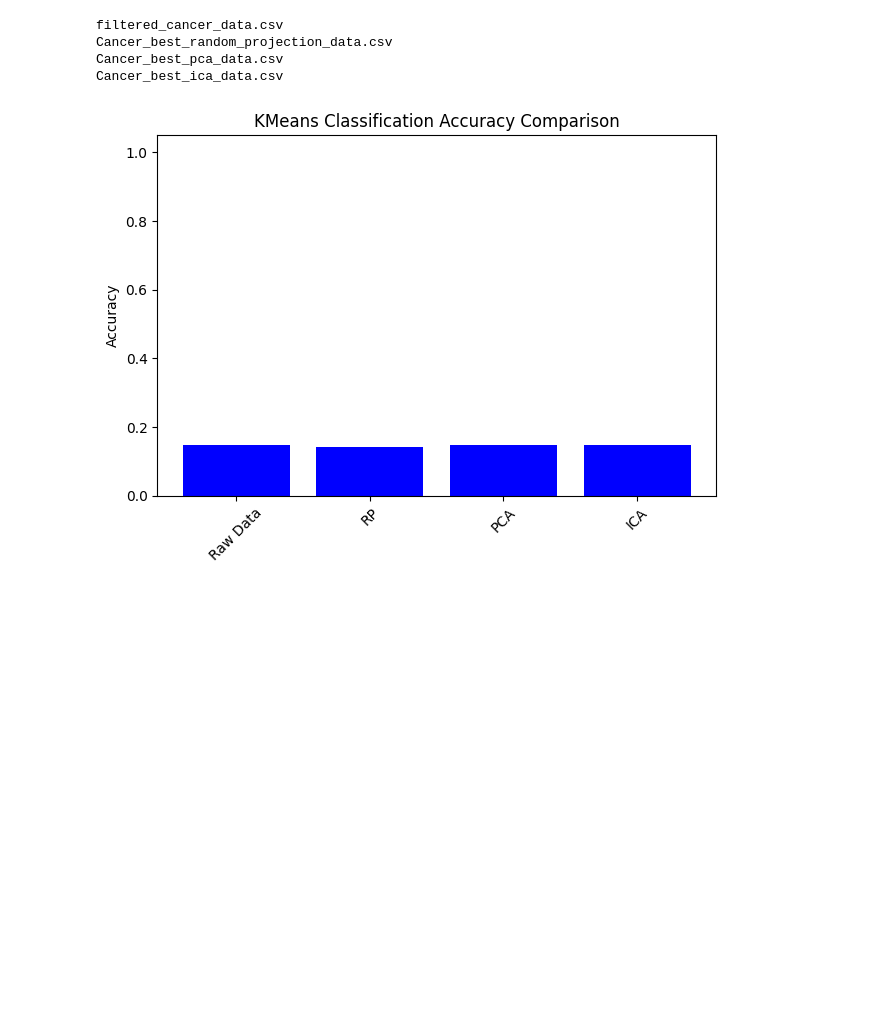
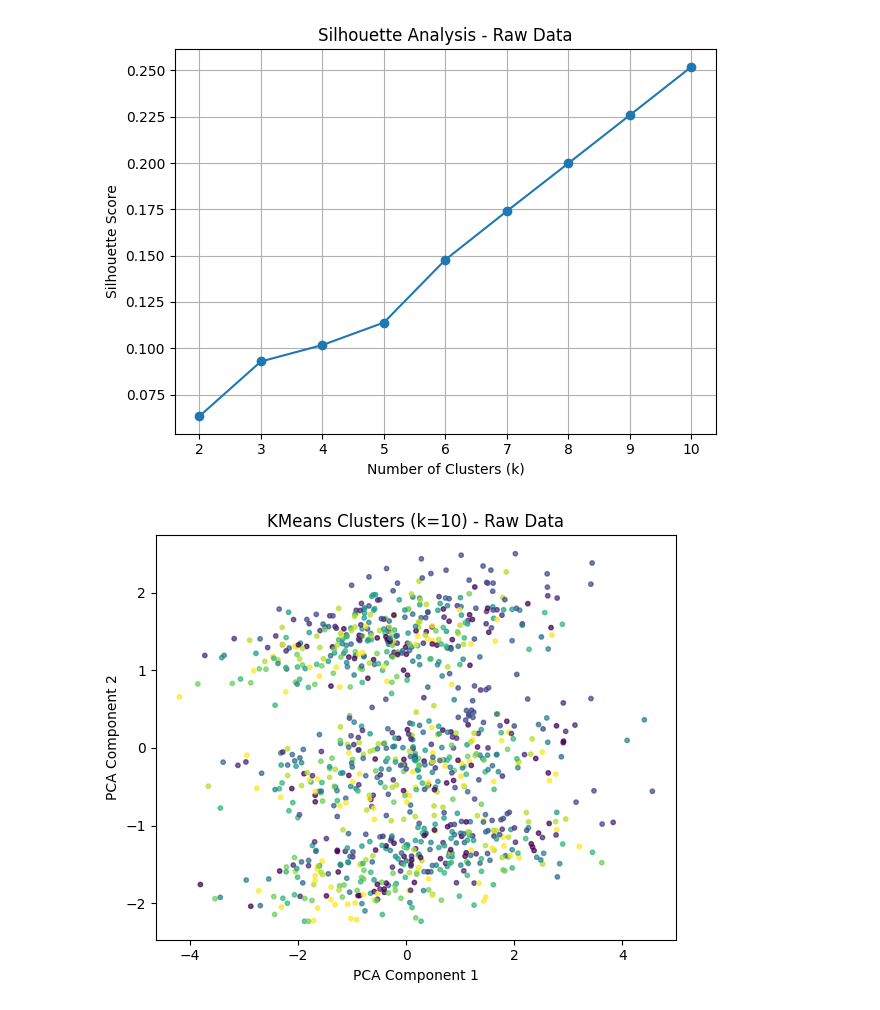
Before and after one commit to ewang-gatech/UL_Report, a Jupyter notebook: Cancer_Classification.ipynb, the cells around one changed output. Drawn from its saved outputs; the diff is of its cells as text; code cells hidden in the pictures; blank space fills up the shorter version.

```diff
--- a/Cancer_Classification.ipynb
+++ b/Cancer_Classification.ipynb
@@ -2,11 +2,15 @@
 import pandas as pd
 import numpy as np
 from sklearn.cluster import KMeans
-from sklearn.metrics import accuracy_score
+from sklearn.metrics import accuracy_score, silhouette_score
+from sklearn.decomposition import PCA
 from scipy.stats import mode
 import matplotlib.pyplot as plt
 import json
 from sklearn.preprocessing import LabelEncoder
+from sklearn.preprocessing import StandardScaler
+
+
 
 # Replace with your file paths
 datasets = [
@@ -17,50 +21,90 @@ datasets = [
 ]
 
 y = pd.read_csv('filtered_cancer_outcome.csv').values.ravel()
-
 le = LabelEncoder()
 y_numeric = le.fit_transform(y)
 
 accuracies = []
+optimal_clusters_dict = {}
 
 for name, feature_path in datasets:
-    # Load data
     X = pd.read_csv(feature_path).values
 
+    scaler = StandardScaler()
+    X = scaler.fit_transform(X)
 
-    # Fit KMeans
-    kmeans = KMeans(n_clusters=2, n_init=5, max_iter=300, random_state=42)
+    silhouette_scores = []
+    cluster_range = range(2, 11)
+
+    # Find the optimal number of clusters using silhouette score
+    for k in cluster_range:
+        kmeans = KMeans(n_clusters=k, n_init=5, max_iter=300, random_state=42)
+        labels = kmeans.fit_predict(X)
+        score = silhouette_score(X, labels)
+        silhouette_scores.append(score)
+
+    # Plot silhouette scores
+    plt.figure()
+    plt.plot(cluster_range, silhouette_scores, marker='o')
+    plt.title(f'Silhouette Analysis - {name}')
+    plt.xlabel('Number of Clusters (k)')
+    plt.ylabel('Silhouette Score')
+    plt.xticks(cluster_range)
+    plt.grid(True)
+    plt.tight_layout()
+    #plt.savefig(f"Silhouette_{name.replace(' ', '_')}.png")
+    plt.show()
+
+    # Select the best k
+    best_k = cluster_range[np.argmax(silhouette_scores)]
+    optimal_clusters_dict[name] = best_k
+
+    # Run KMeans with optimal k
+    kmeans = KMeans(n_clusters=best_k, n_init=5, max_iter=300, random_state=42)
     clusters = kmeans.fit_predict(X)
 
-    # Map each cluster to true labels via majority vote
+    # Map clusters to true labels using majority vote
     labels = np.zeros_like(clusters)
-    for i in range(2):
+    for i in range(best_k):
         mask = clusters == i
+        if np.sum(mask) == 0:
+            continue  # avoid empty clusters
         labels[mask] = mode(y_numeric[mask], keepdims=True).mode[0]
 
     # Compute accuracy
     acc = accuracy_score(y_numeric, labels)
     accuracies.append((name, acc))
 
+    # 2D Cluster plot with PCA
+    pca = PCA(n_components=2)
+    X_2d = pca.fit_transform(X)
+    plt.figure(figsize=(6, 5))
+    plt.scatter(X_2d[:, 0], X_2d[:, 1], c=clusters, cmap='viridis', s=10, alpha=0.7)
+    plt.title(f'KMeans Clusters (k={best_k}) - {name}')
+    plt.xlabel('PCA Component 1')
+    plt.ylabel('PCA Component 2')
+    plt.tight_layout()
+    #plt.savefig(f"KMeans_Clusters_{name.replace(' ', '_')}.png", bbox_inches='tight')
+    plt.show()
 
-# Convert results to dictionary and dump to JSON
+# Save accuracies to JSON
 results_dict = {name: acc for name, acc in accuracies}
 with open("cancer_kmeans_accuracies.json", "w") as f:
     json.dump(results_dict, f, indent=4)
 
-# Plot
+# Save optimal clusters to JSON
+with open("cancer_kmeans_optimal_clusters.json", "w") as f:
+    json.dump(optimal_clusters_dict, f, indent=4)
+
+# Bar chart of accuracy scores
 names, scores = zip(*accuracies)
 plt.bar(names, scores, color='blue')
 plt.ylabel("Accuracy")
 plt.title("KMeans Classification Accuracy Comparison")
 plt.ylim(0, 1.05)
 plt.xticks(rotation=45)
 plt.tight_layout()
-plt.savefig("Cancer_KMeans_Acc.png", bbox_inches='tight')
 plt.show()
 # %% [output]
-filtered_cancer_data.csv
-Cancer_best_random_projection_data.csv
-Cancer_best_pca_data.csv
-Cancer_best_ica_data.csv
-[figure, old version]
+[figure, new version]
+[figure, added]
```
Also changed, not shown: parts of 2 cells of this notebook, 1 other file.
